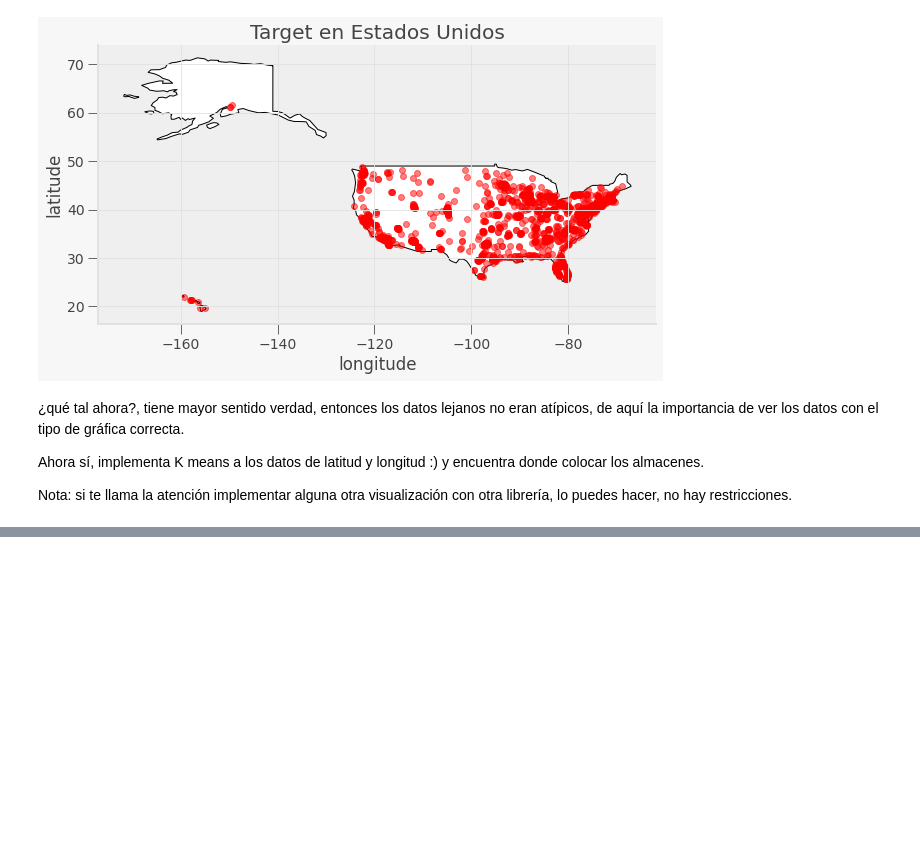
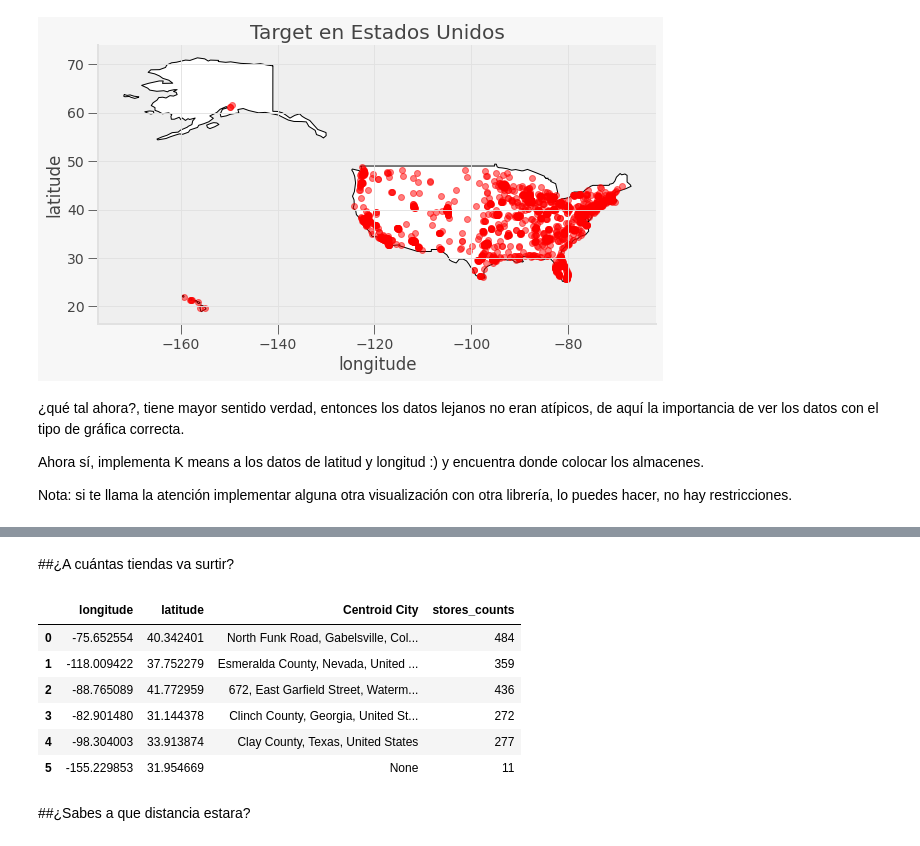
Before and after one commit to PosgradoMNA/actividades-de-aprendizaje-rafaelsangarcia, a Jupyter notebook: Semana9/Actividad/Kmeans_A01182780.ipynb, the cells around one changed output, grey strips where cells are left out. Saved outputs shown, nothing was run; the diff lists cells and outputs as text; code cells hidden in the pictures; blank space fills up the shorter version.

```diff
--- a/Semana9/Actividad/Kmeans_A01182780.ipynb
+++ b/Semana9/Actividad/Kmeans_A01182780.ipynb
@@ -220,0 +289,4 @@ Nota: si te llama la atención implementar alguna otra visualización con otra l
+# %%
+k = 6
+kmeans = KMeans(n_clusters=k, random_state=42)
+y_pred = kmeans.fit_predict(X)
@@ -220,0 +307,4 @@ Nota: si te llama la atención implementar alguna otra visualización con otra l
+# %%
+columnsLabel = X.columns
+df_centroids = pd.DataFrame(centroids, columns=columnsLabel)
+df_centroids
@@ -220,0 +321,18 @@ Nota: si te llama la atención implementar alguna otra visualización con otra l
+# %%
+import numpy as np
+import pandas as pd
+from geopy.geocoders import Nominatim
+from geopy.point import Point
+
+geolocator = Nominatim(user_agent="geoapiExercises")
+
+def reverse_geocoding(lat, lon):
+    try:
+        location = geolocator.reverse(Point(lat, lon))
+        return location.raw.get('display_name')
+    except:
+        return None
+
+df_centroids['Centroid City'] = np.vectorize(reverse_geocoding)(df_centroids['latitude'], df_centroids['longitude'])
+
+df_centroids
@@ -220,0 +365,16 @@ Nota: si te llama la atención implementar alguna otra visualización con otra l
+# %% [markdown]
+##¿A cuántas tiendas va surtir?
+# %%
+df['Centroid Number'] = y_pred
+df_centroids['stores_counts'] = df['Centroid Number'].value_counts()
+df_centroids
+# %% [output]
+|  | longitude | latitude | Centroid City | stores_counts |
+| 0 | -75.652554 | 40.342401 | North Funk Road, Gabelsville, Col... | 484 |
+| 1 | -118.009422 | 37.752279 | Esmeralda County, Nevada, United ... | 359 |
+| 2 | -88.765089 | 41.772959 | 672, East Garfield Street, Waterm... | 436 |
+| 3 | -82.901480 | 31.144378 | Clinch County, Georgia, United St... | 272 |
+| 4 | -98.304003 | 33.913874 | Clay County, Texas, United States | 277 |
+| 5 | -155.229853 | 31.954669 | None | 11 |
+# %% [markdown]
+##¿Sabes a que distancia estara?
```
Also changed, not shown: parts of 19 cells of this notebook.
